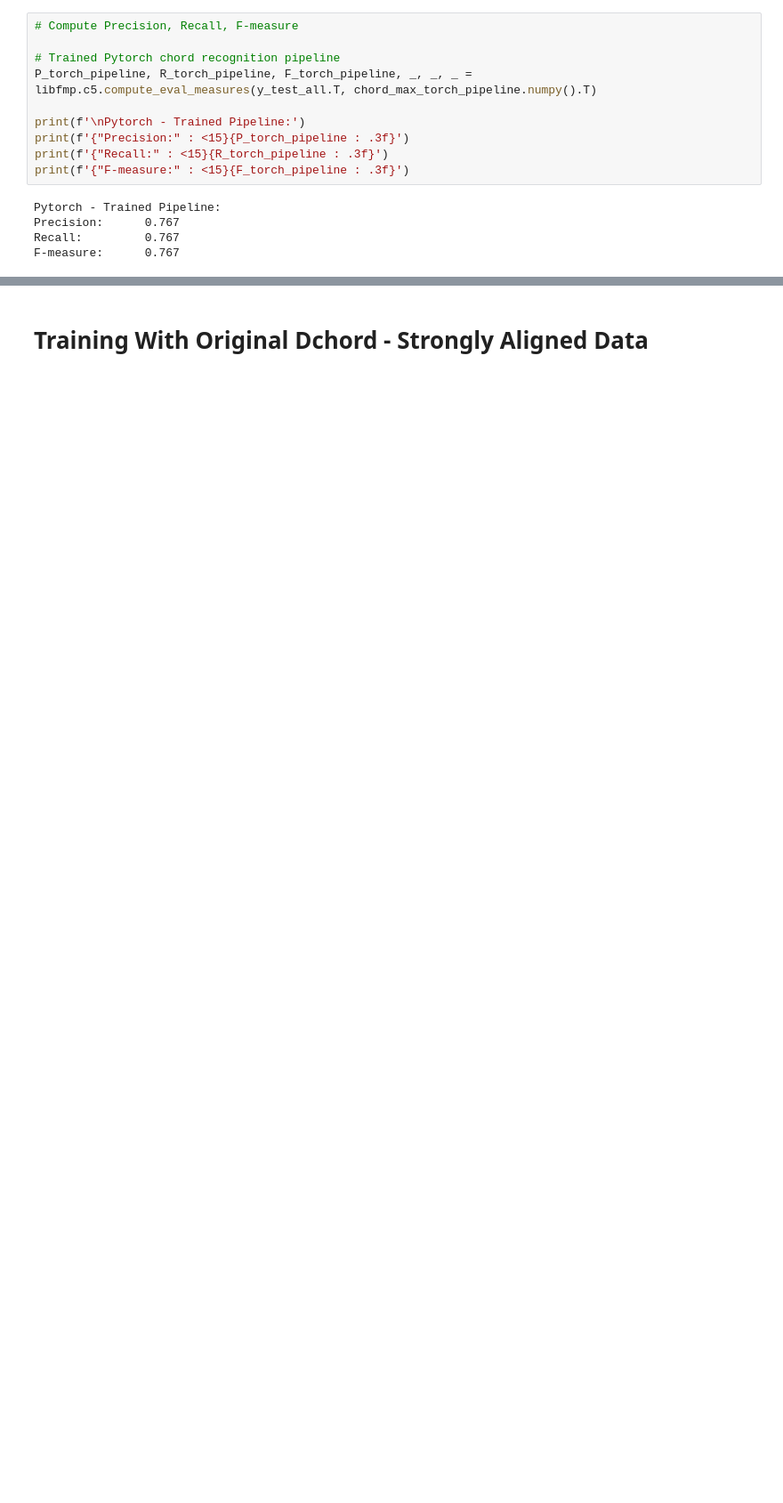
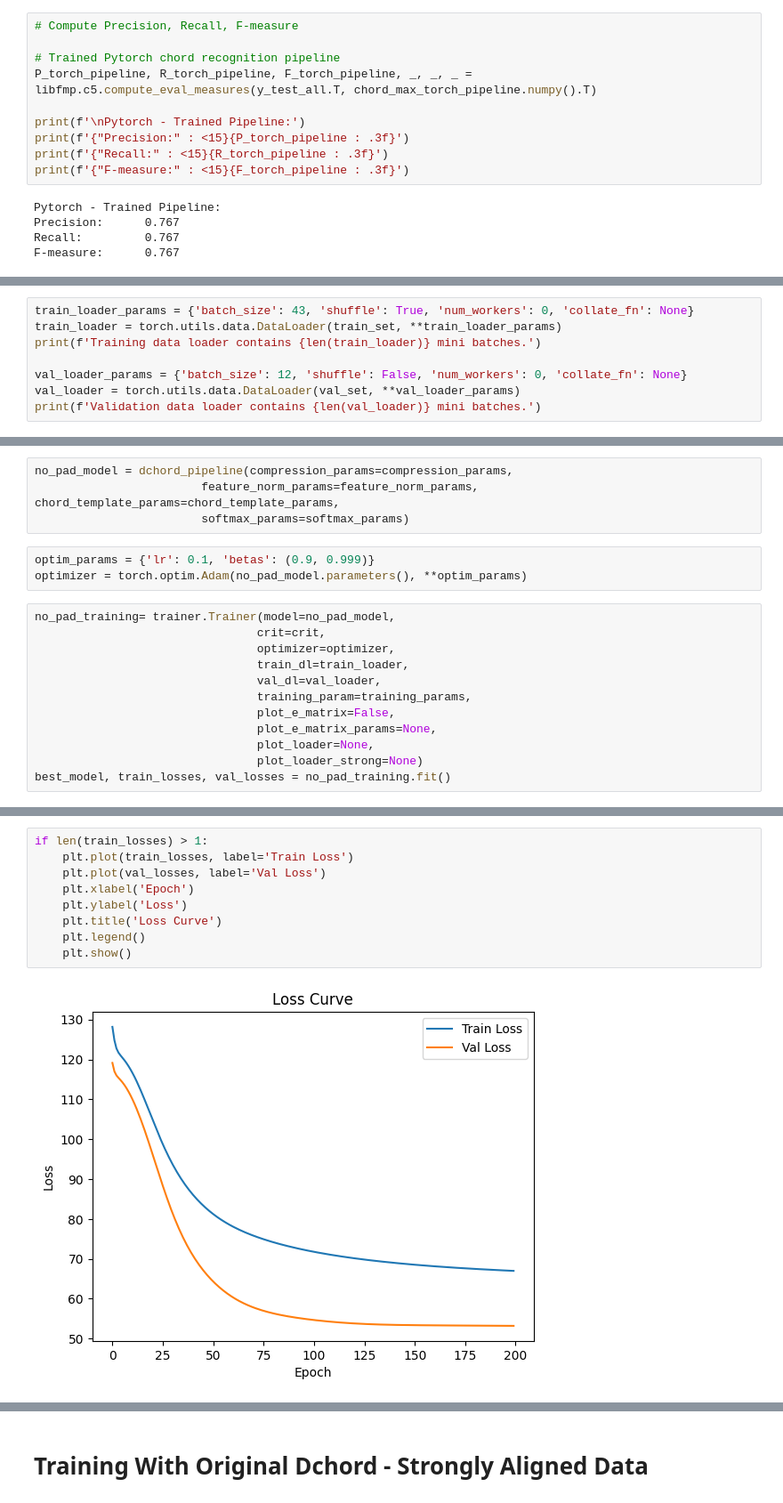
Before and after one commit to Kiro-V/mir-sdtw, a Jupyter notebook: src/main.ipynb, the cells around one changed output, grey strips where cells are left out. Shown at 89% size. Saved outputs shown, nothing was run; the diff lists cells and outputs as text; blank space fills up the shorter version.

```diff
--- a/src/main.ipynb
+++ b/src/main.ipynb
@@ -699,0 +553,8 @@ F-measure:      0.767
+# %%
+train_loader_params = {'batch_size': 43, 'shuffle': True, 'num_workers': 0, 'collate_fn': None}
+train_loader = torch.utils.data.DataLoader(train_set, **train_loader_params)
+print(f'Training data loader contains {len(train_loader)} mini batches.')
+
+val_loader_params = {'batch_size': 12, 'shuffle': False, 'num_workers': 0, 'collate_fn': None}
+val_loader = torch.utils.data.DataLoader(val_set, **val_loader_params)
+print(f'Validation data loader contains {len(val_loader)} mini batches.')
@@ -699,0 +564,19 @@ F-measure:      0.767
+# %%
+no_pad_model = dchord_pipeline(compression_params=compression_params,
+                        feature_norm_params=feature_norm_params, chord_template_params=chord_template_params,
+                        softmax_params=softmax_params)
+# %%
+optim_params = {'lr': 0.1, 'betas': (0.9, 0.999)}
+optimizer = torch.optim.Adam(no_pad_model.parameters(), **optim_params)
+# %%
+no_pad_training= trainer.Trainer(model=no_pad_model,
+                                crit=crit,
+                                optimizer=optimizer,
+                                train_dl=train_loader,
+                                val_dl=val_loader,
+                                training_param=training_params,
+                                plot_e_matrix=False,
+                                plot_e_matrix_params=None,
+                                plot_loader=None,
+                                plot_loader_strong=None)
+best_model, train_losses, val_losses = no_pad_training.fit()
@@ -699,0 +601,11 @@ F-measure:      0.767
+# %%
+if len(train_losses) > 1:
+    plt.plot(train_losses, label='Train Loss')
+    plt.plot(val_losses, label='Val Loss')
+    plt.xlabel('Epoch')
+    plt.ylabel('Loss')
+    plt.title('Loss Curve')
+    plt.legend()
+    plt.show()
+# %% [output]
+[figure, added]
```
Also changed, not shown: parts of 25 cells of this notebook, 3 other files.
